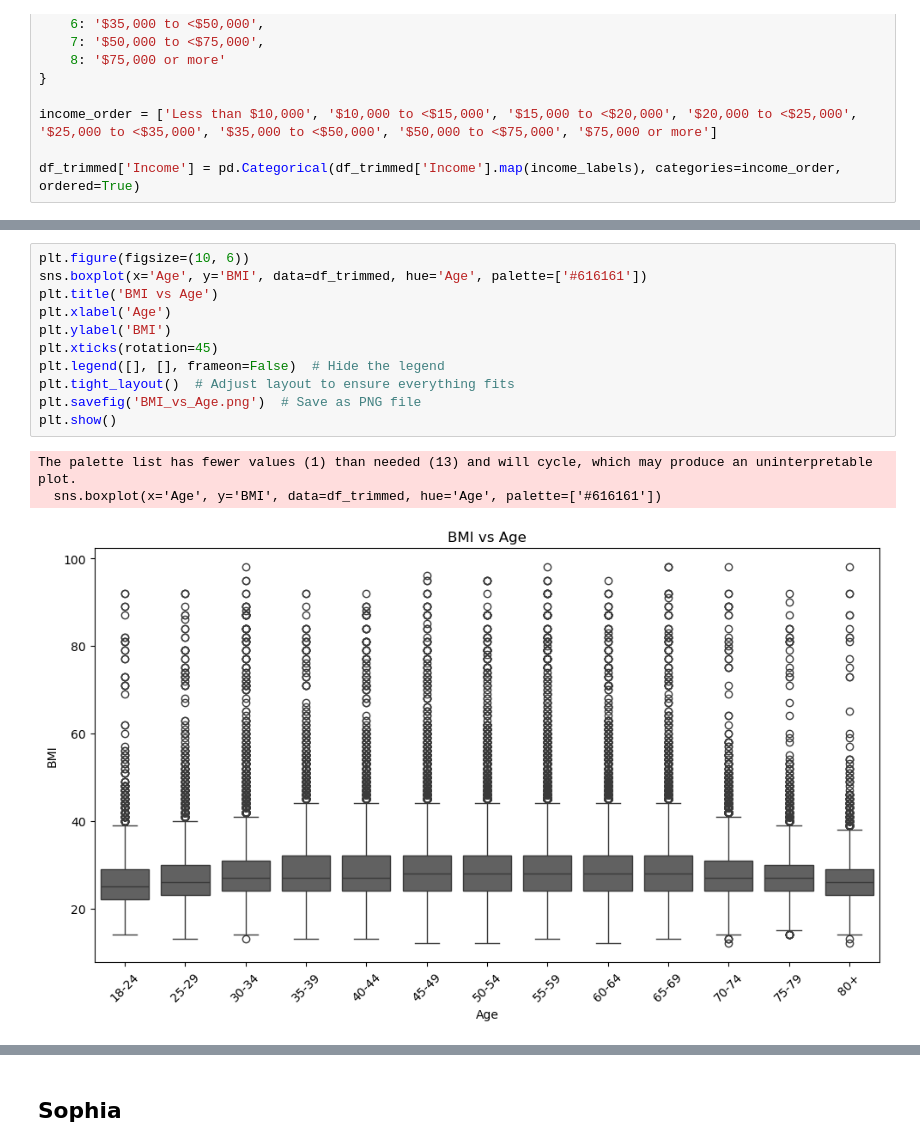
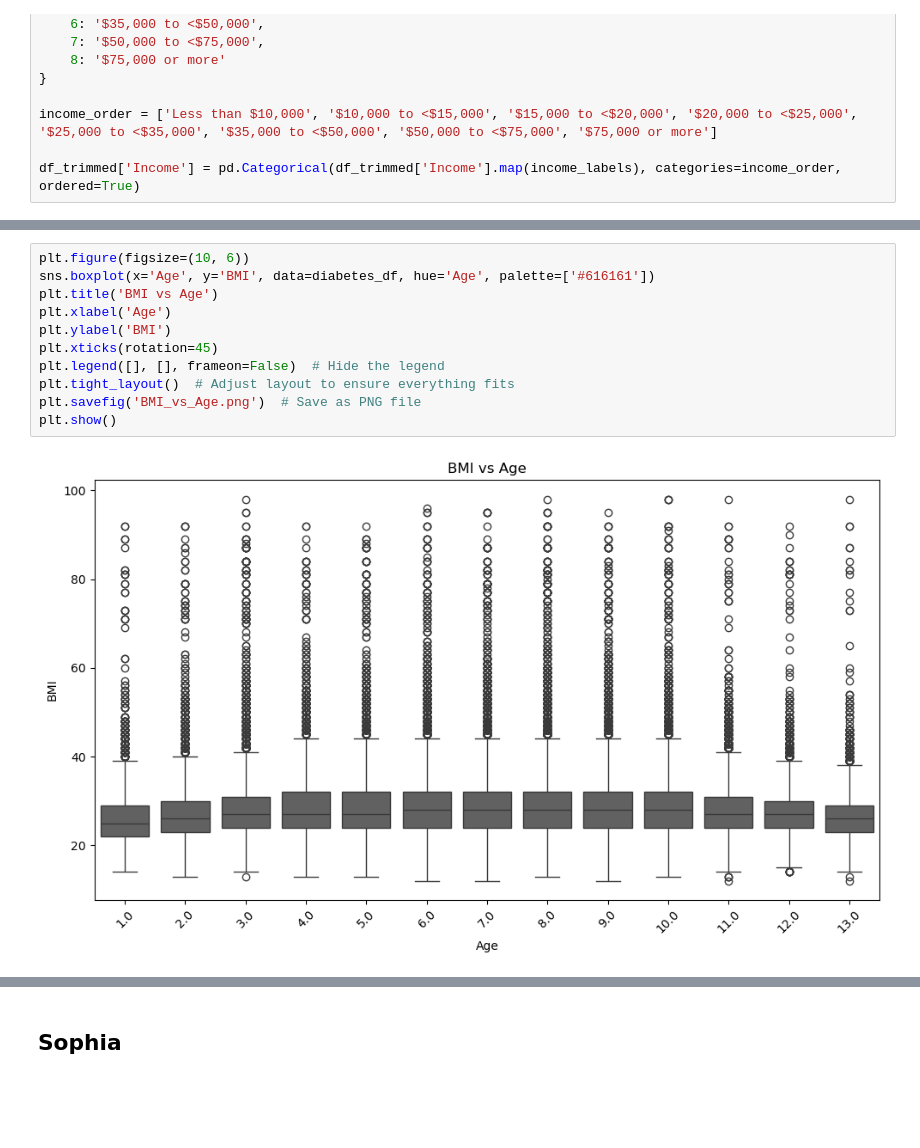
Before and after one commit to williamlevine/project-one, a Jupyter notebook: main_notebook.ipynb, the cells around one changed output, grey strips where cells are left out. Cells and saved outputs as stored; diff of their text form; blank space fills up the shorter version.

```diff
--- a/main_notebook.ipynb
+++ b/main_notebook.ipynb
@@ -2051,17 +2602,15 @@ The palette list has fewer values (1) than needed (6) and will cycle, which may
 # %%
 plt.figure(figsize=(10, 6))
-sns.boxplot(x='Age', y='BMI', data=df_trimmed, hue='Age', palette=['#616161'])
+sns.boxplot(x='Age', y='BMI', data=diabetes_df, hue='Age', palette=['#616161'])
 plt.title('BMI vs Age')
 plt.xlabel('Age')
 plt.ylabel('BMI')
 plt.xticks(rotation=45)
 plt.legend([], [], frameon=False)  # Hide the legend
 plt.tight_layout()  # Adjust layout to ensure everything fits
 plt.savefig('BMI_vs_Age.png')  # Save as PNG file
 plt.show()
 # %% [output]
-The palette list has fewer values (1) than needed (13) and will cycle, which may produce an uninterpretable plot.
-  sns.boxplot(x='Age', y='BMI', data=df_trimmed, hue='Age', palette=['#616161'])
-[figure, old version]
+[figure, new version]
 # %%
 # Load the relevant dataset
```
Also changed, not shown: parts of 81 cells of this notebook.
